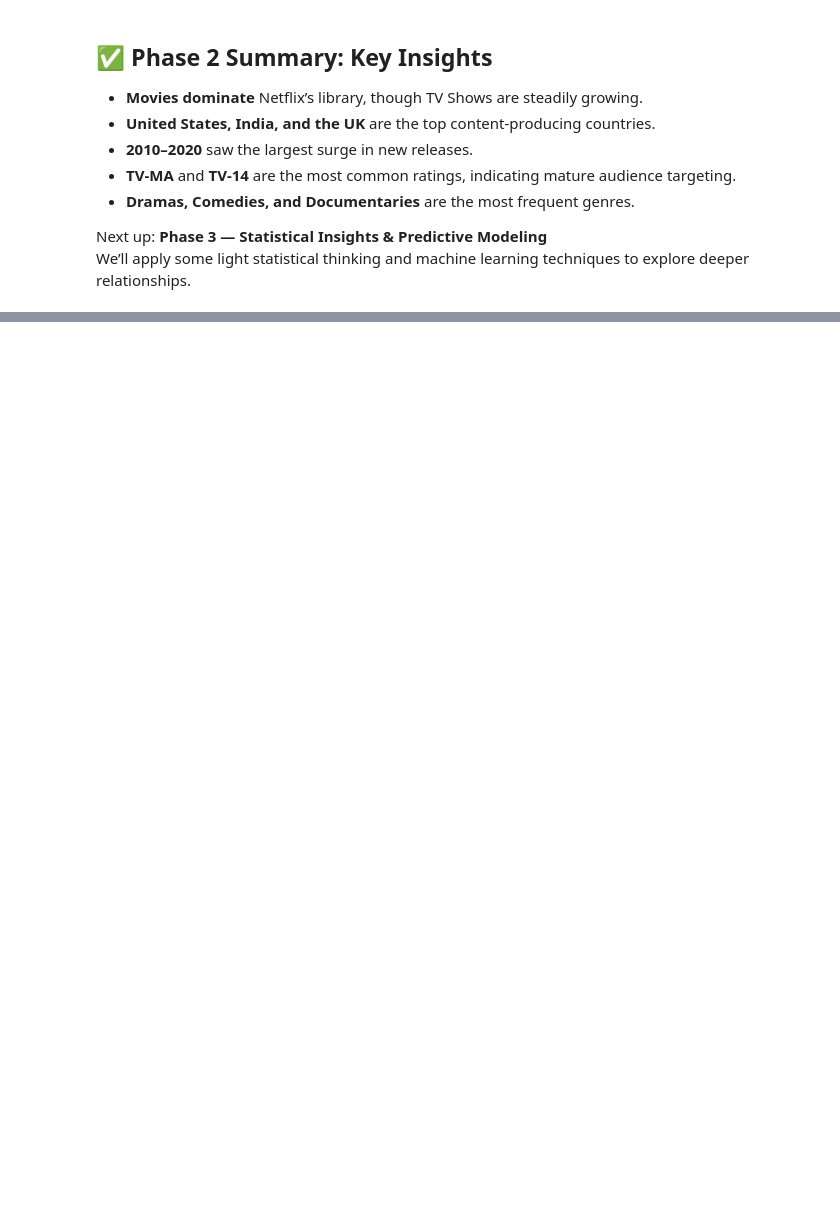
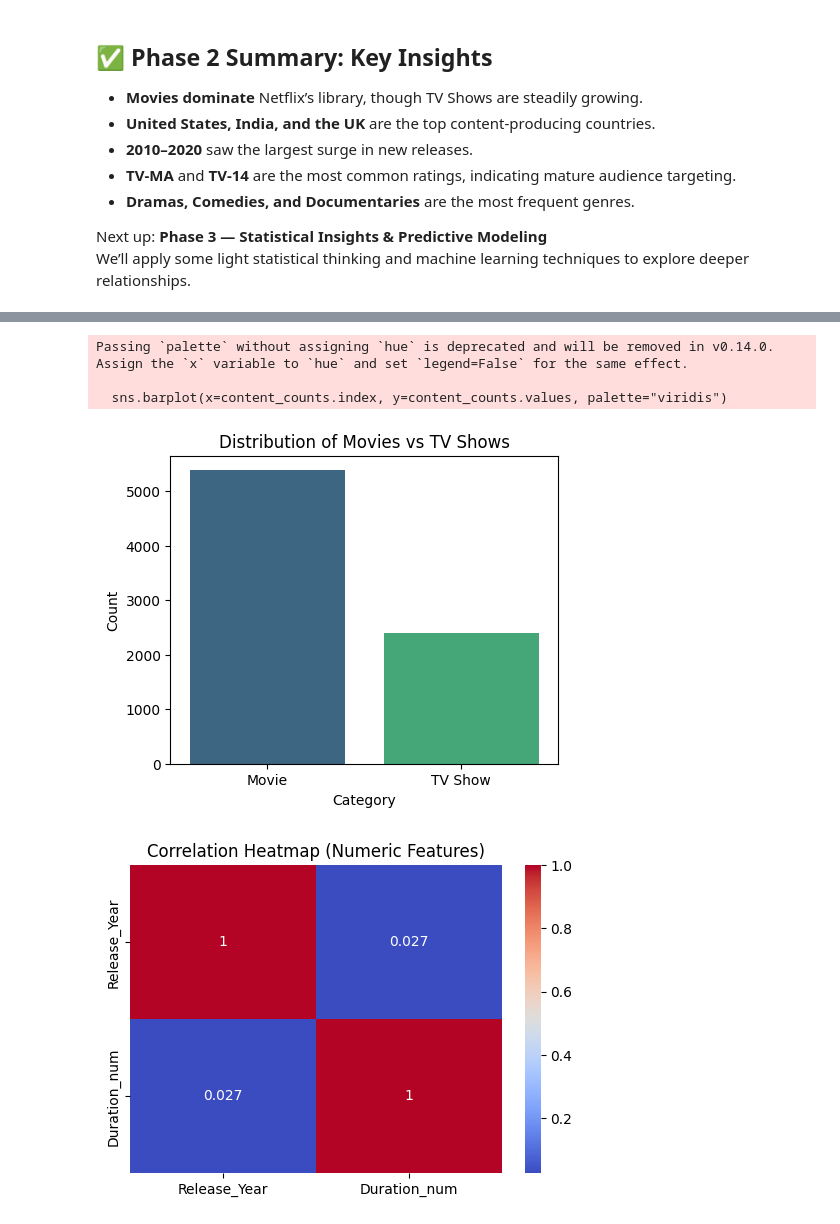
Before and after one commit to reijii23/netflix-eda, a Jupyter notebook: Project1_Netflix_EDA.ipynb, the cells around one changed output, grey strips where cells are left out. Saved outputs shown, nothing was run; the diff lists cells and outputs as text; code cells hidden in the pictures; blank space fills up the shorter version.

```diff
--- a/Project1_Netflix_EDA.ipynb
+++ b/Project1_Netflix_EDA.ipynb
@@ -321,0 +345,22 @@ We’ll apply some light statistical thinking and machine learning techniques to
+# %%
+# =========================================================
+# 📘 Phase 3 - Part 1: Statistical Exploration & Classification Setup
+# =========================================================
+
+# Import libraries
+import pandas as pd
+import numpy as np
+import matplotlib.pyplot as plt
+import seaborn as sns
+from sklearn.model_selection import train_test_split
+from sklearn.preprocessing import LabelEncoder
+from sklearn.ensemble import RandomForestClassifier
+from sklearn.metrics import classification_report, confusion_matrix, ConfusionMatrixDisplay
+
+# Load the cleaned dataset
+df = pd.read_csv("netflix_cleaned_v2.csv")
+
+# Quick structure check
+print("Dataset Shape:", df.shape)
+print("\nColumns:\n", df.columns)
+df.head()
@@ -321,0 +381,24 @@ We’ll apply some light statistical thinking and machine learning techniques to
+# %%
+# Summary statistics for numerical columns
+df.describe(include=[np.number])
+
+# Count of each content type
+content_counts = df['Category'].value_counts()
+plt.figure(figsize=(5, 4))
+sns.barplot(x=content_counts.index, y=content_counts.values, palette="viridis")
+plt.title("Distribution of Movies vs TV Shows")
+plt.xlabel("Category")
+plt.ylabel("Count")
+plt.show()
+
+# Correlation heatmap (for numeric features only)
+plt.figure(figsize=(6,4))
+sns.heatmap(df.select_dtypes(include=[np.number]).corr(), annot=True, cmap="coolwarm")
+plt.title("Correlation Heatmap (Numeric Features)")
+plt.show()
+# %% [output]
+Passing `palette` without assigning `hue` is deprecated and will be removed in v0.14.0. Assign the `x` variable to `hue` and set `legend=False` for the same effect.
+
+  sns.barplot(x=content_counts.index, y=content_counts.values, palette="viridis")
+[figure, added]
+[figure, added]
```
Also changed, not shown: parts of 19 cells of this notebook, 2 other files.
